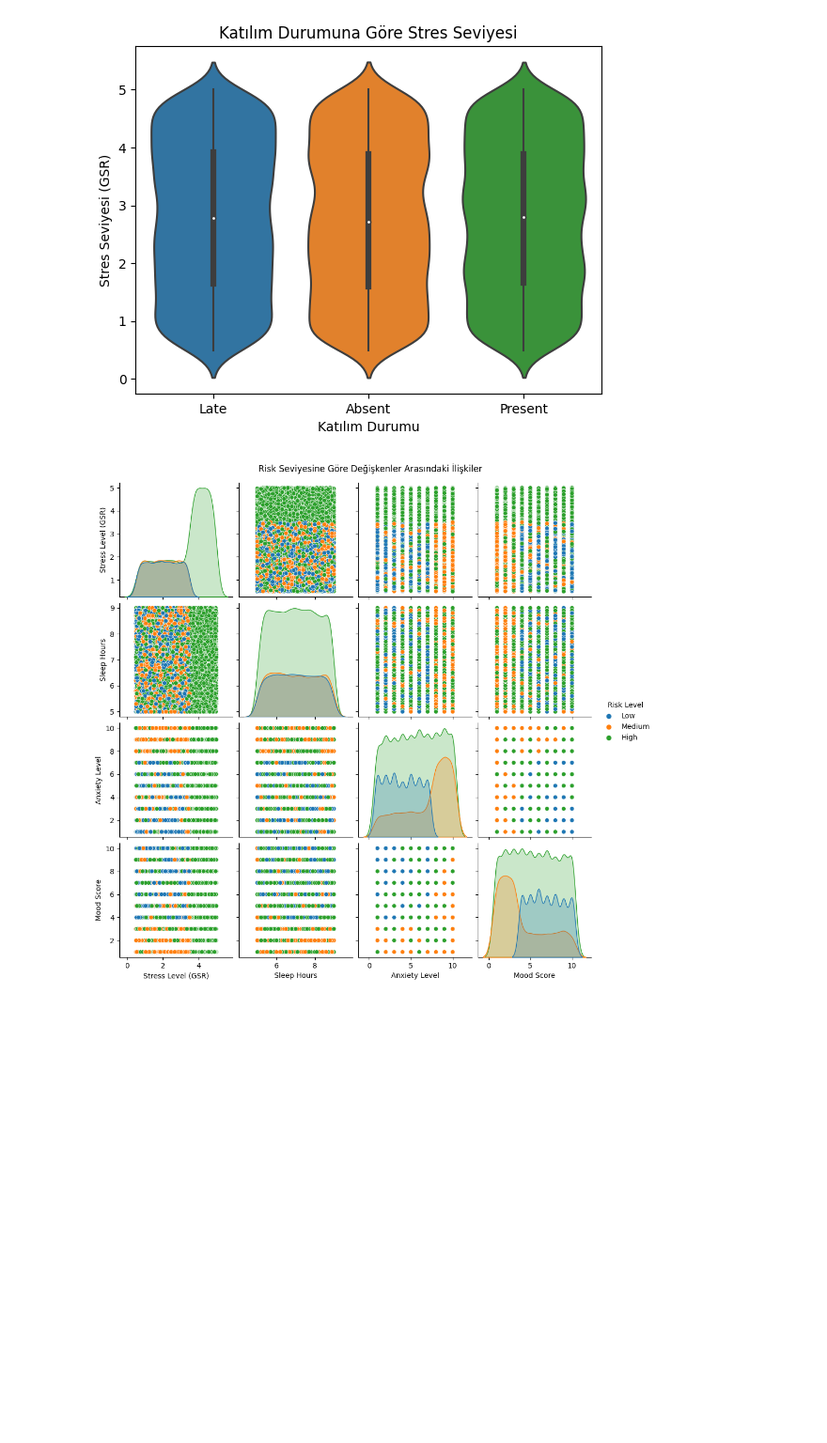
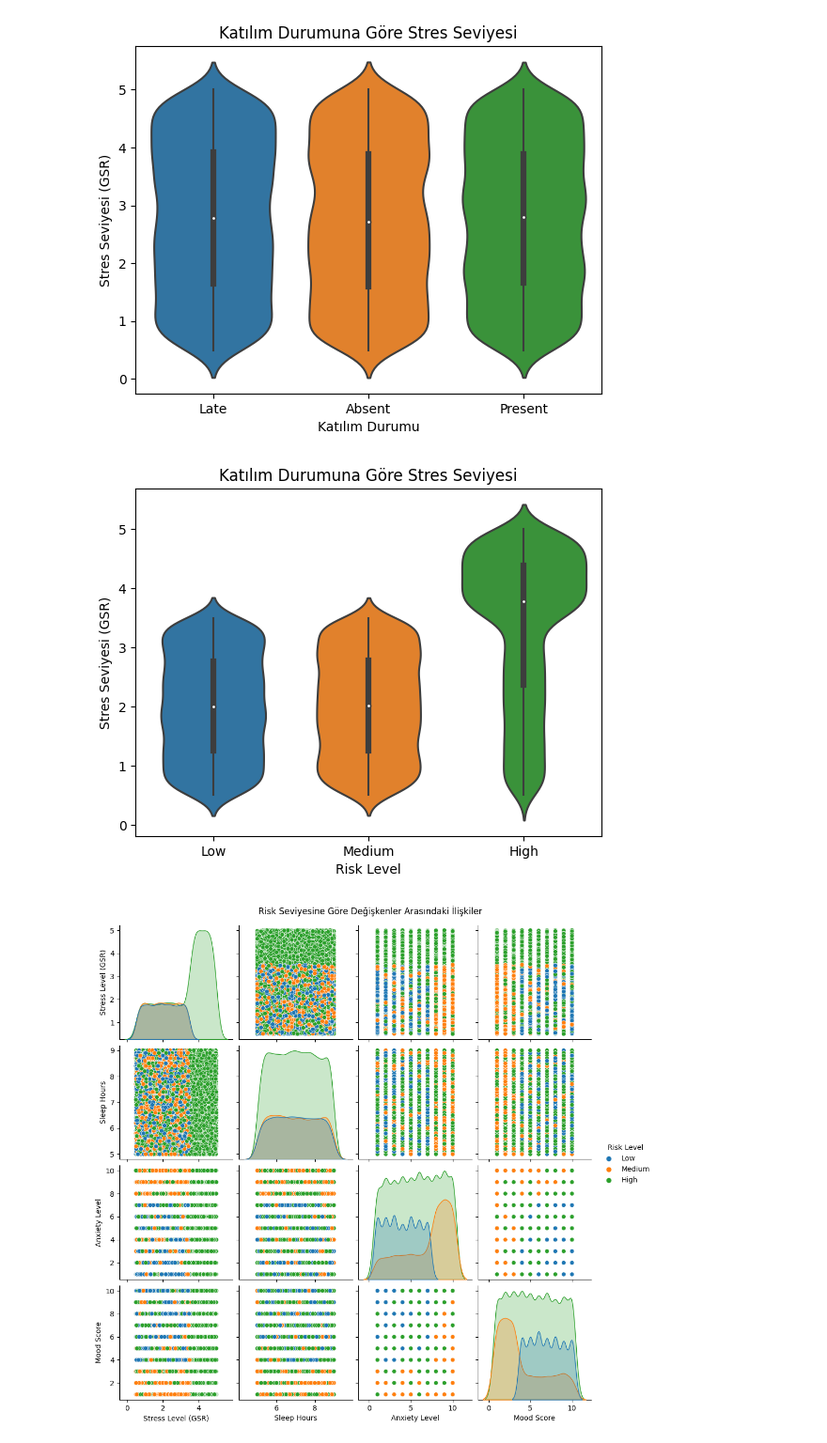
Before and after one commit to yildirim-alican/Student-Health-and-Attendance-Data-Istatistikler, a Jupyter notebook: temel-statistik-denemeleri.ipynb, the cells around one changed output. Shown at 94% size. Drawn from its saved outputs; the diff is of its cells as text; code cells hidden in the pictures; blank space fills up the shorter version.

```diff
--- a/temel-statistik-denemeleri.ipynb
+++ b/temel-statistik-denemeleri.ipynb
@@ -96,6 +104,15 @@ plt.ylabel('Stres Seviyesi (GSR)')
 plt.show()
 # %% [output]
 [figure]
+# %%
+# Katılım Durumuna Göre Stres Seviyesi Keman Grafiği
+sns.violinplot(x='Risk Level', y='Stress Level (GSR)', data=df)
+plt.title('Katılım Durumuna Göre Stres Seviyesi')
+plt.xlabel('Risk Level')
+plt.ylabel('Stres Seviyesi (GSR)')
+plt.show()
+# %% [output]
+[figure, added]
 # %%
 # Risk Seviyesine Göre Değişkenler Arasındaki İlişkiler
 sns.pairplot(df, hue='Risk Level', vars=['Stress Level (GSR)', 'Sleep Hours', 'Anxiety Level', 'Mood Score'])
```
Also changed, not shown: parts of 4 cells of this notebook.
